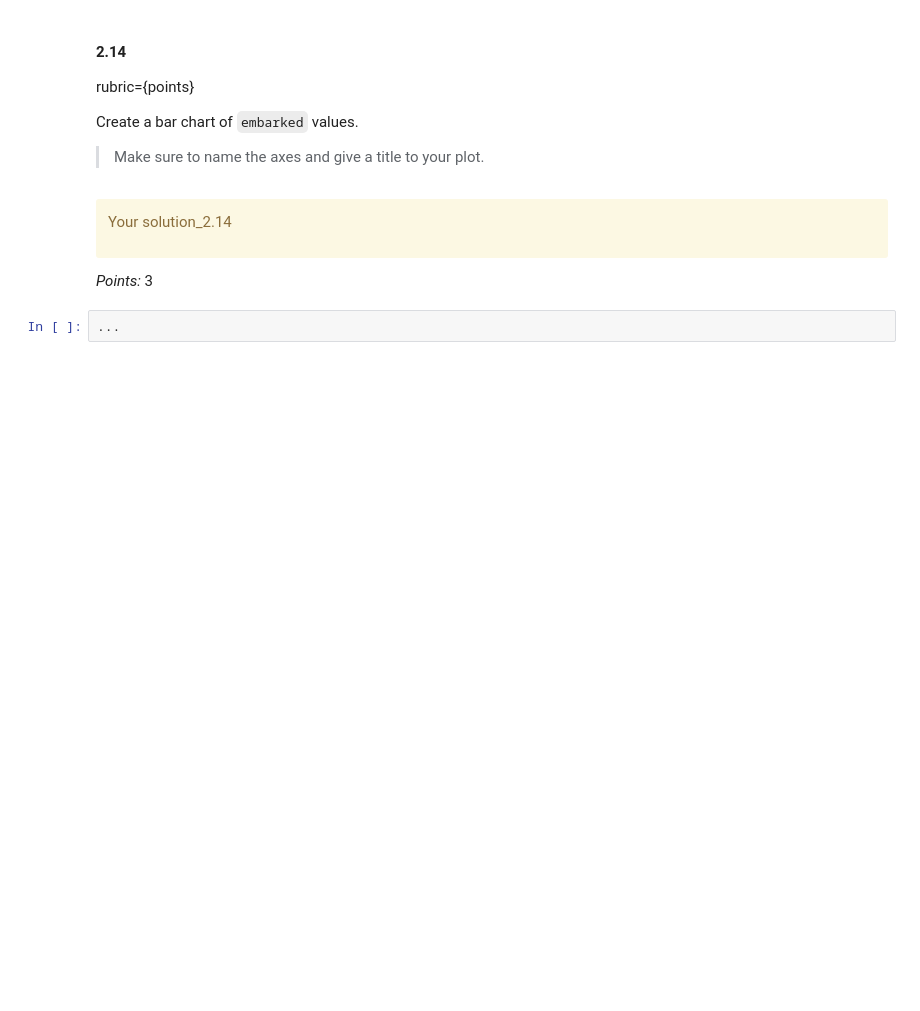
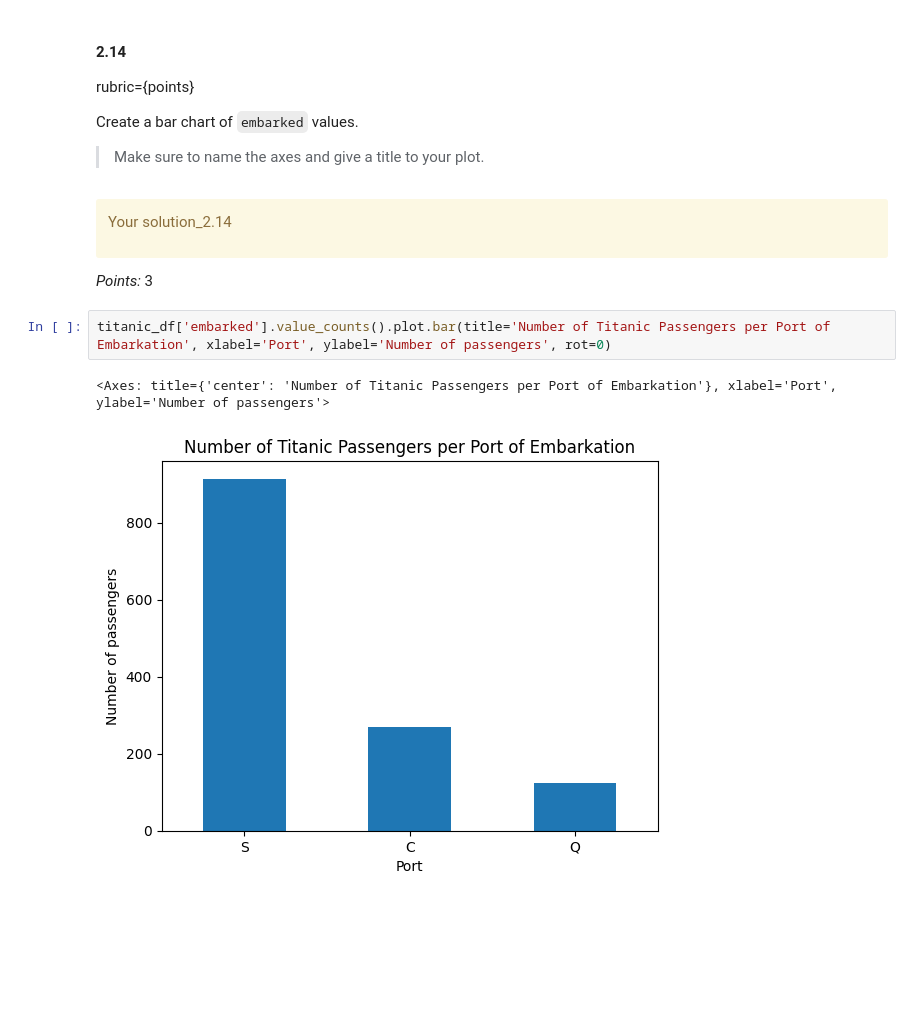
Before and after one commit to hhan414/CPSC-330-HW-1, a Jupyter notebook: hw1.ipynb, the cells around one changed output. Cells and saved outputs as stored; diff of their text form; blank space fills up the shorter version.

```diff
--- a/hw1.ipynb
+++ b/hw1.ipynb
@@ -466,8 +531,11 @@ Your solution_2.14
 </div>
 
 _Points:_ 3
-# %%
-...
+# %%
+titanic_df['embarked'].value_counts().plot.bar(title='Number of Titanic Passengers per Port of Embarkation', xlabel='Port', ylabel='Number of passengers', rot=0)
+# %% [output]
+<Axes: title={'center': 'Number of Titanic Passengers per Port of Embarkation'}, xlabel='Port', ylabel='Number of passengers'>
+[figure, added]
 # %% [markdown]
 <!-- END QUESTION -->
 
```
Also changed, not shown: parts of 28 cells of this notebook.
